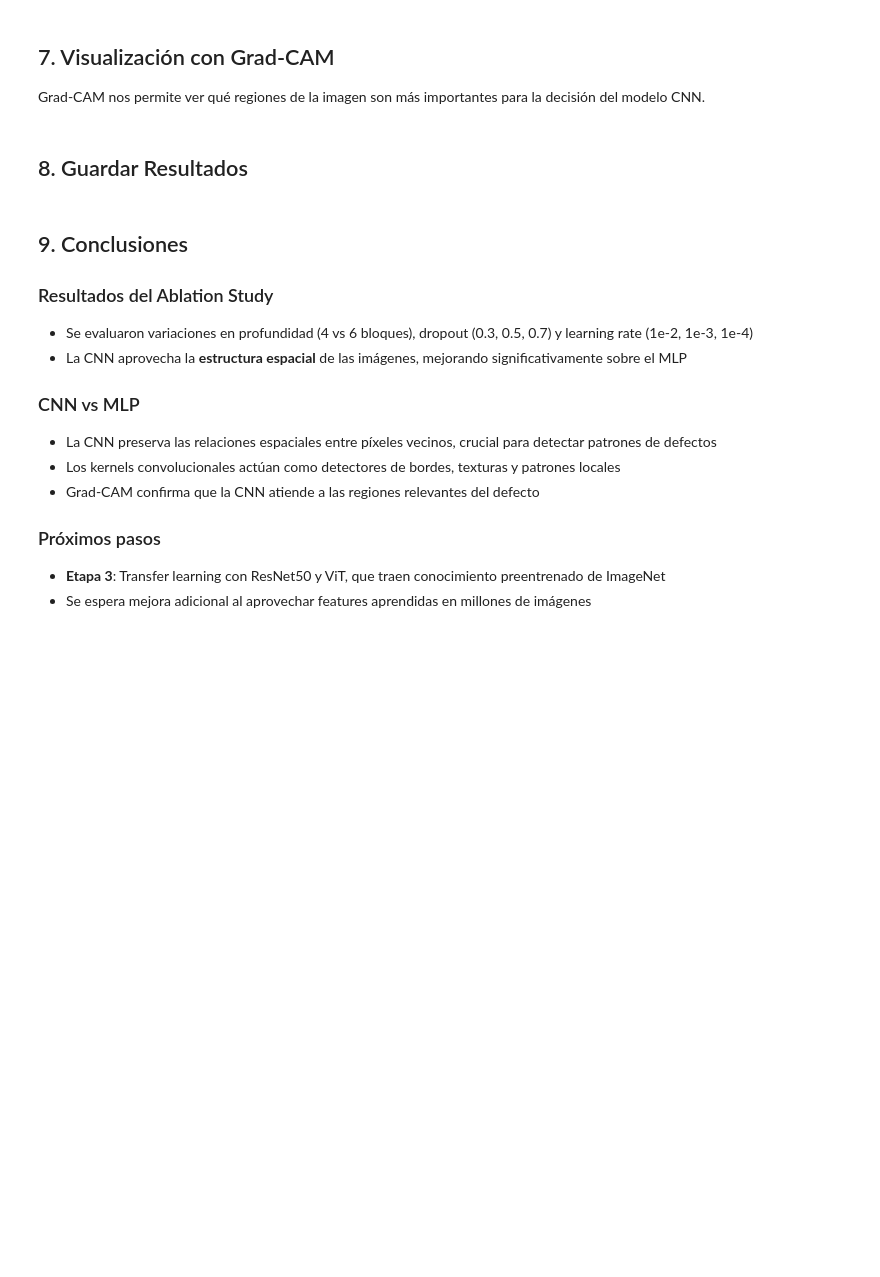
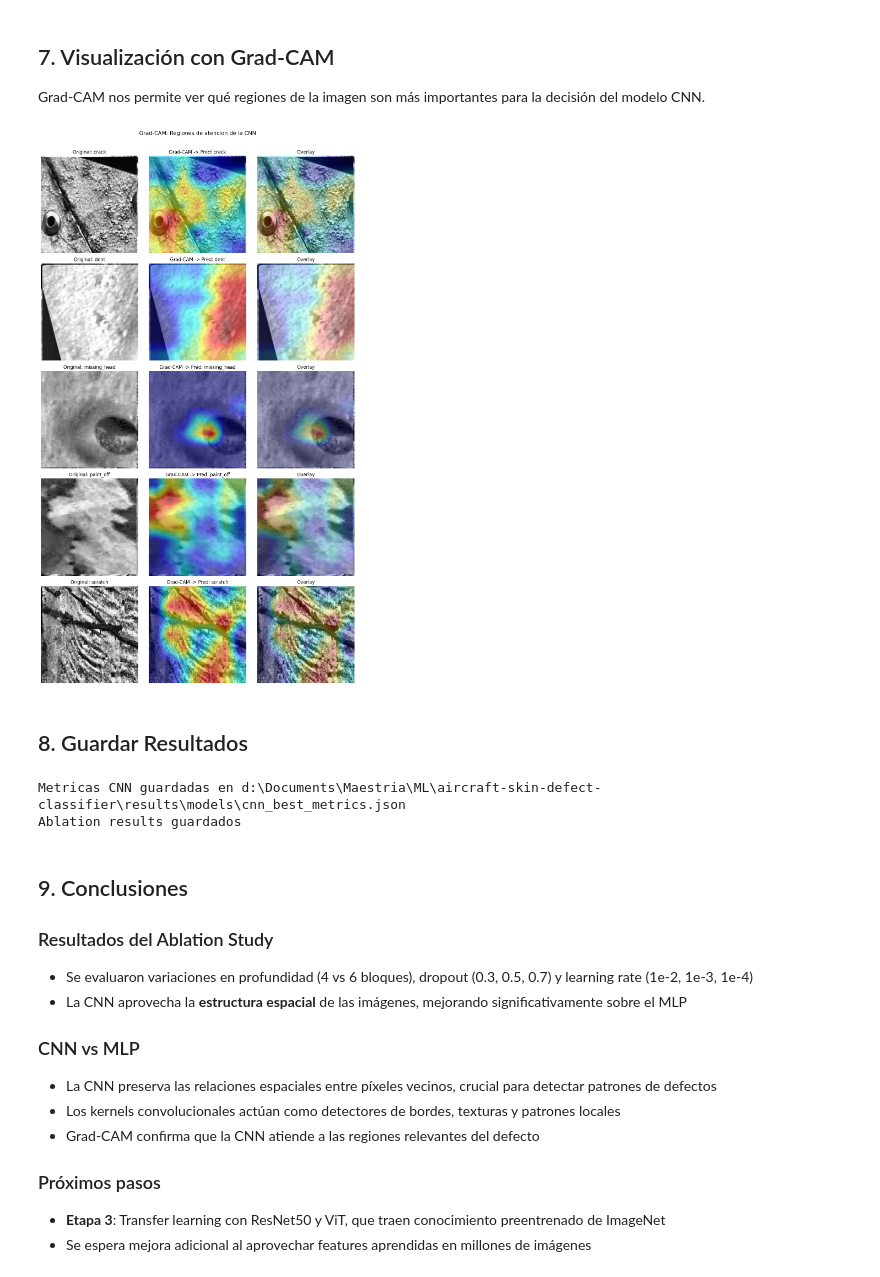
Before and after one commit to eagz93/aircraft-skin-defect-classifier, a Jupyter notebook: notebooks/02_CNN_Profunda.ipynb, the cells around one changed output. Saved outputs shown, nothing was run; the diff lists cells and outputs as text; code cells hidden in the pictures; blank space fills up the shorter version.

```diff
--- a/notebooks/02_CNN_Profunda.ipynb
+++ b/notebooks/02_CNN_Profunda.ipynb
@@ -264,56 +392,56 @@ plot_model_comparison(comparison, metric_names, save_path=FIGURES_DIR / "02_cnn_
 
 Grad-CAM nos permite ver qué regiones de la imagen son más importantes para la decisión del modelo CNN.
 # %%
-from torchvision import transforms
+from PIL import Image
 
 test_dataset = test_loader.dataset
 samples_per_class = {}
 for idx in range(len(test_dataset)):
     img, label = test_dataset[idx]
     if label not in samples_per_class:
-        samples_per_class[label] = (img, label)
+        samples_per_class[label] = (test_dataset.df.iloc[idx]["path"], label)
     if len(samples_per_class) == len(CLASS_NAMES):
         break
 
+model_type = "cnn_deep" if "6-blocks" in best_config else "cnn"
+
 fig, axes = plt.subplots(len(samples_per_class), 3, figsize=(12, 4 * len(samples_per_class)))
-target_layer = get_target_layer(best_cnn, model_type="cnn")
 
-for i, (label_id, (img_tensor, label)) in enumerate(sorted(samples_per_class.items())):
-    img_show = img_tensor.clone()
-    for c in range(3):
-        img_show[c] = img_show[c] * IMAGENET_STD[c] + IMAGENET_MEAN[c]
-    img_show = img_show.permute(1, 2, 0).numpy().clip(0, 1)
+for i, (label_id, (img_path, label)) in enumerate(sorted(samples_per_class.items())):
+    pil_img = Image.open(img_path).convert("RGB")
+    cam_image, pred, probs = generate_gradcam(
+        best_cnn, pil_img, model_type=model_type, device=DEVICE
+    )
 
-    cam_image = generate_gradcam(best_cnn, img_tensor.unsqueeze(0), target_layer, device=DEVICE)
+    img_resized = np.array(pil_img.resize((224, 224))).astype(np.float32) / 255.0
 
-    with torch.no_grad():
-        logits = best_cnn(img_tensor.unsqueeze(0).to(DEVICE))
-        pred = logits.argmax(1).item()
-
-    axes[i, 0].imshow(img_show)
-    axes[i, 0].set_title(f"Original: {CLASS_NAMES[label]}")
+    axes[i, 0].imshow(img_resized)
+    axes[i, 0].set_title(f"Original: {CLASS_NAMES[label_id]}")
     axes[i, 0].axis("off")
 
     axes[i, 1].imshow(cam_image)
     axes[i, 1].set_title(f"Grad-CAM -> Pred: {CLASS_NAMES[pred]}")
     axes[i, 1].axis("off")
 
-    axes[i, 2].imshow(img_show)
+    axes[i, 2].imshow(img_resized)
     axes[i, 2].imshow(cam_image, alpha=0.5)
     axes[i, 2].set_title("Overlay")
     axes[i, 2].axis("off")
 
 plt.suptitle("Grad-CAM: Regiones de atencion de la CNN", fontsize=14, y=1.01)
 plt.tight_layout()
 plt.savefig(FIGURES_DIR / "02_gradcam_cnn.png", dpi=150, bbox_inches="tight")
 plt.show()
+# %% [output]
+[figure, added]
 # %% [markdown]
 ## 8. Guardar Resultados
 # %%
 cnn_metrics_path = MODELS_DIR / "cnn_best_metrics.json"
-metrics_json = {k: float(v) if hasattr(v, 'item') else v for k, v in metrics_cnn.items()}
+metrics_json = {k: (float(v) if isinstance(v, (int, float, np.floating)) else v)
+                for k, v in metrics_cnn.items() if k != 'classification_report'}
 with open(cnn_metrics_path, 'w') as f:
-    json.dump(metrics_json, f, indent=2)
+    json.dump(metrics_json, f, indent=2, default=str)
 
 ablation_summary = {name: {"best_val_acc": h["best_val_acc"]} for name, h in ablation_results.items()}
 with open(MODELS_DIR / "ablation_results.json", 'w') as f:
@@ -321,6 +449,9 @@ with open(MODELS_DIR / "ablation_results.json", 'w') as f:
 
 print(f"Metricas CNN guardadas en {cnn_metrics_path}")
 print(f"Ablation results guardados")
+# %% [output]
+Metricas CNN guardadas en d:\Documents\Maestria\ML\aircraft-skin-defect-classifier\results\models\cnn_best_metrics.json
+Ablation results guardados
 # %% [markdown]
 ## 9. Conclusiones
 
```
Also changed, not shown: parts of 13 cells of this notebook, 7 other files.
